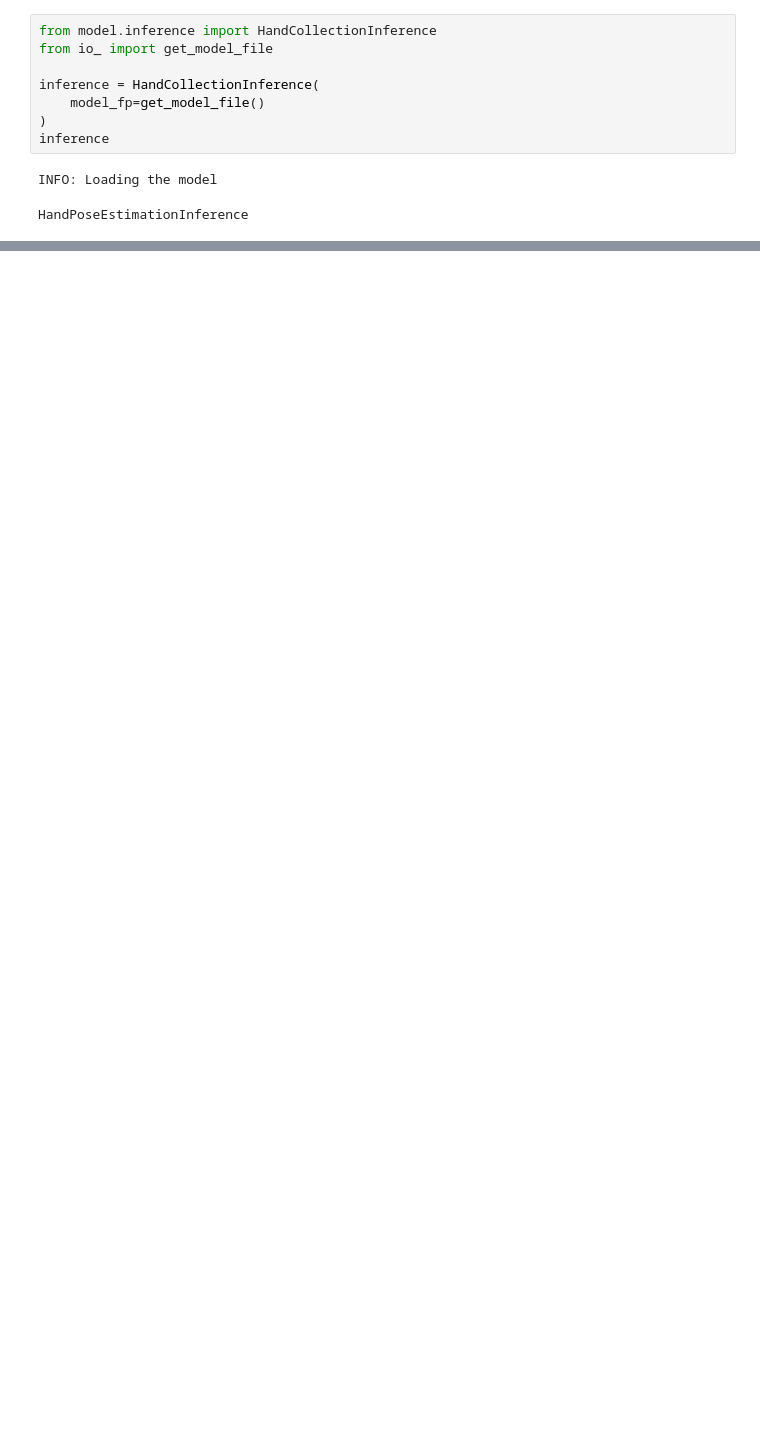
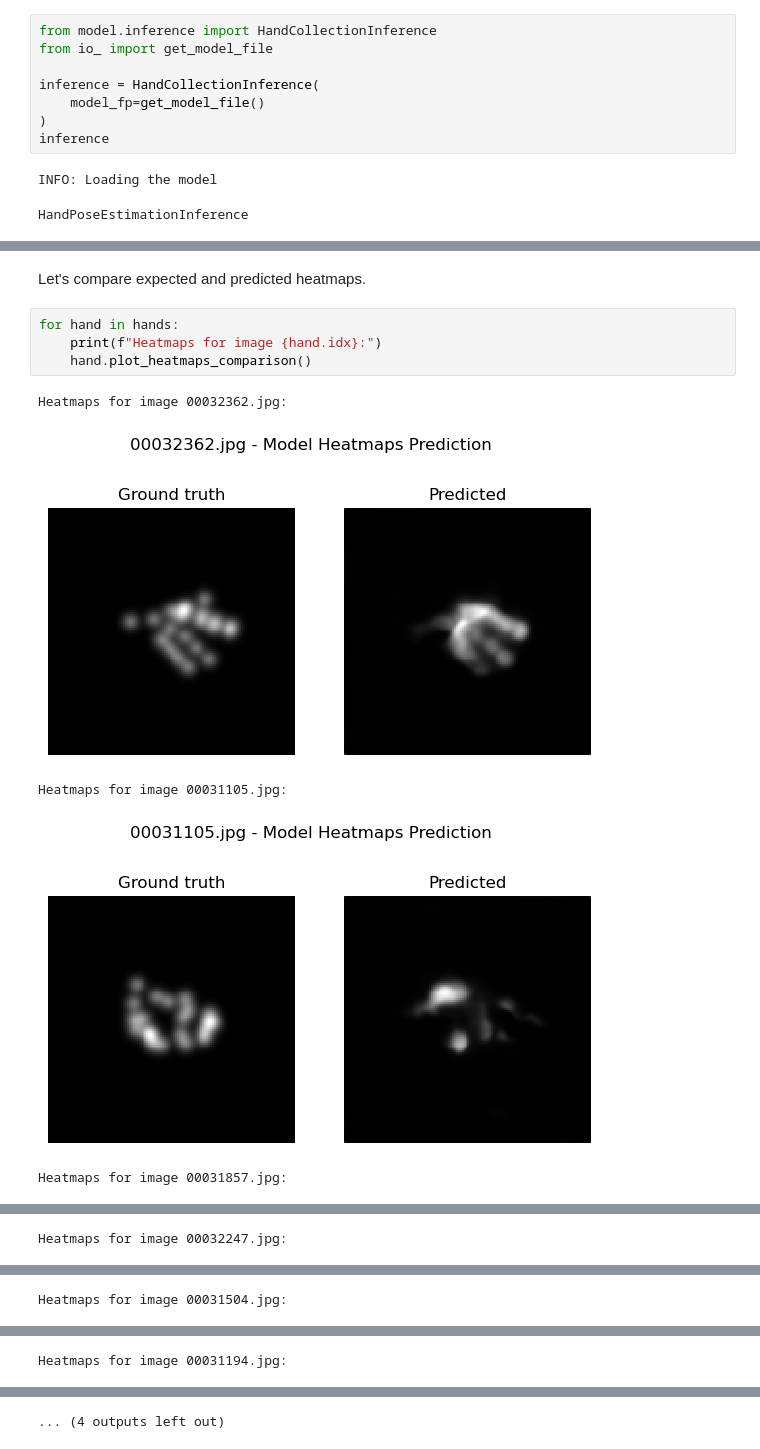
Before and after one commit to Quinta13/ML_project, a Jupyter notebook: notebooks/3-Inference.ipynb, the cells around one changed output, grey strips where cells are left out. Drawn from its saved outputs; the diff is of its cells as text; blank space fills up the shorter version.

```diff
--- a/notebooks/3-Inference.ipynb
+++ b/notebooks/3-Inference.ipynb
@@ -48,0 +66,12 @@ hand.plot_pred_skeleton()
+# %% [markdown]
+Let's compare expected and predicted heatmaps.
+# %%
+for hand in hands:
+    print(f"Heatmaps for image {hand.idx}:")
+    hand.plot_heatmaps_comparison()
+# %% [output]
+Heatmaps for image 00032362.jpg:
+[figure, added]
+Heatmaps for image 00031105.jpg:
+[figure, added]
+Heatmaps for image 00031857.jpg:
@@ -48,0 +79 @@ hand.plot_pred_skeleton()
+Heatmaps for image 00032247.jpg:
@@ -48,0 +81 @@ hand.plot_pred_skeleton()
+Heatmaps for image 00031504.jpg:
@@ -48,0 +83 @@ hand.plot_pred_skeleton()
+Heatmaps for image 00031194.jpg:
@@ -48,0 +85 @@ hand.plot_pred_skeleton()
+... (4 outputs left out)
```
Also changed, not shown: parts of 28 cells of this notebook, 7 other files.
